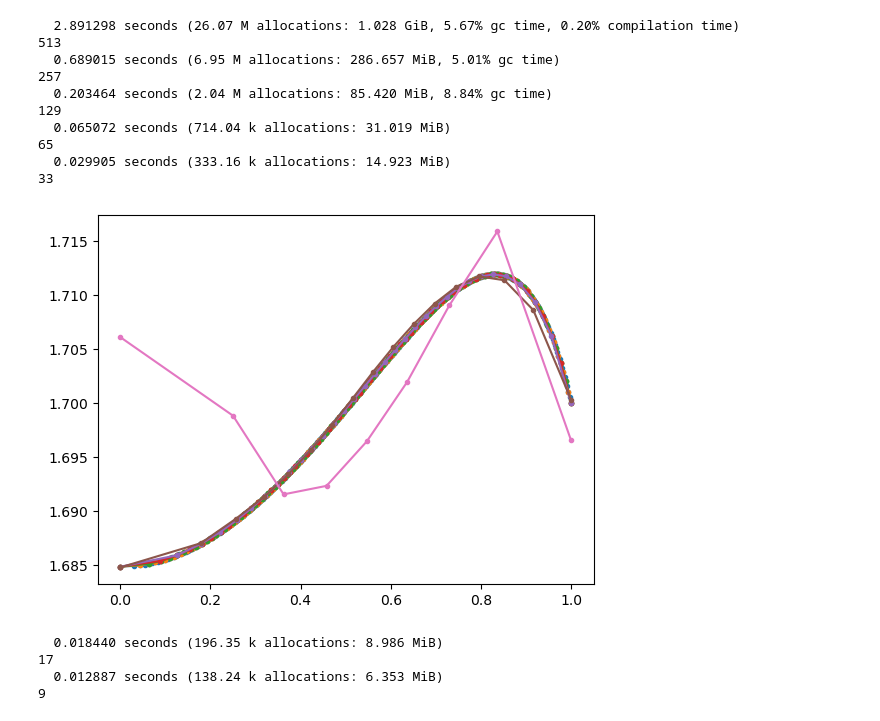
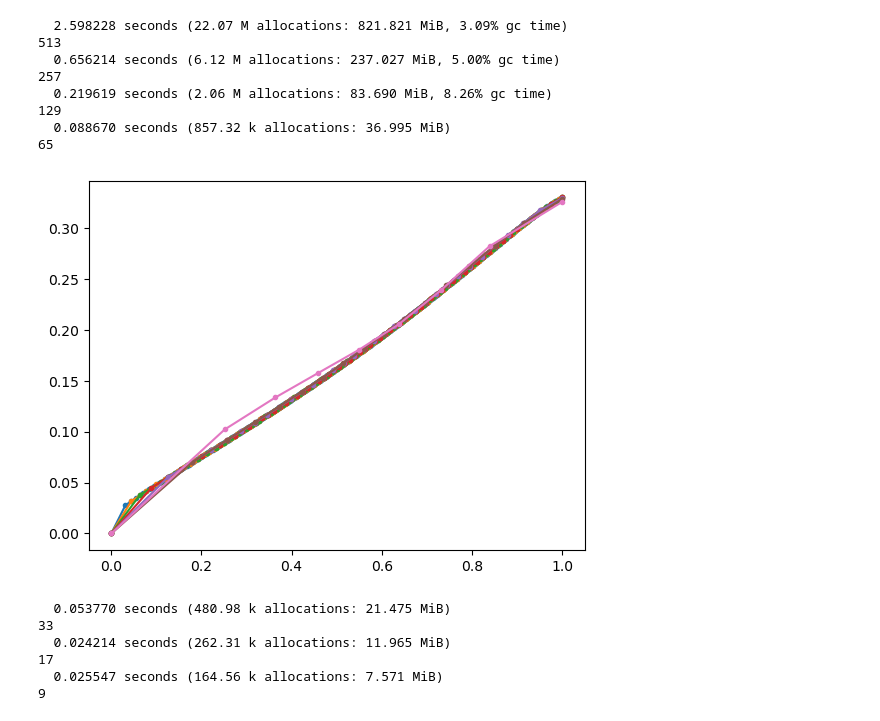
Before and after one commit to ProjectTorreyPines/FUSE.jl, a Jupyter notebook: examples/development_fluxSurfaces.ipynb, the cells around one changed output. Cells and saved outputs as stored; diff of their text form; code cells hidden in the pictures.

```diff
--- a/examples/development_fluxSurfaces.ipynb
+++ b/examples/development_fluxSurfaces.ipynb
@@ -48,30 +50,30 @@ PyPlot.colorbar(CS);
 # %%
 PyPlot.figure()
 for res in reverse(Vector{Int}(2.0.^collect(3:9).+1))
     try
         @time eq1=FUSE.finalize(eqactor,res)
         println(res)
         eqt = eq1.time_slice[1]
-        PyPlot.plot(eqt.profiles_1d.rho_tor_norm,eqt.profiles_1d.elongation,".-")
+        PyPlot.plot(eqt.profiles_1d.rho_tor_norm,eqt.profiles_1d.triangularity_upper,".-")
 #        PyPlot.axvline(0.95,color="r")
 #        PyPlot.plot(0.95,eqt.global_quantities.q_95,"or")
     catch
         rethrow()
     end
 end
 # %% [output]
-  2.891298 seconds (26.07 M allocations: 1.028 GiB, 5.67% gc time, 0.20% compilation time)
+  2.598228 seconds (22.07 M allocations: 821.821 MiB, 3.09% gc time)
 513
-  0.689015 seconds (6.95 M allocations: 286.657 MiB, 5.01% gc time)
+  0.656214 seconds (6.12 M allocations: 237.027 MiB, 5.00% gc time)
 257
-  0.203464 seconds (2.04 M allocations: 85.420 MiB, 8.84% gc time)
+  0.219619 seconds (2.06 M allocations: 83.690 MiB, 8.26% gc time)
 129
-  0.065072 seconds (714.04 k allocations: 31.019 MiB)
+  0.088670 seconds (857.32 k allocations: 36.995 MiB)
 65
-  0.029905 seconds (333.16 k allocations: 14.923 MiB)
-33
-[figure, old version]
+[figure, new version]
-  0.018440 seconds (196.35 k allocations: 8.986 MiB)
+  0.053770 seconds (480.98 k allocations: 21.475 MiB)
+33
+  0.024214 seconds (262.31 k allocations: 11.965 MiB)
 17
-  0.012887 seconds (138.24 k allocations: 6.353 MiB)
+  0.025547 seconds (164.56 k allocations: 7.571 MiB)
 9
```
Also changed, not shown: parts of 3 cells of this notebook, 2 other files.
